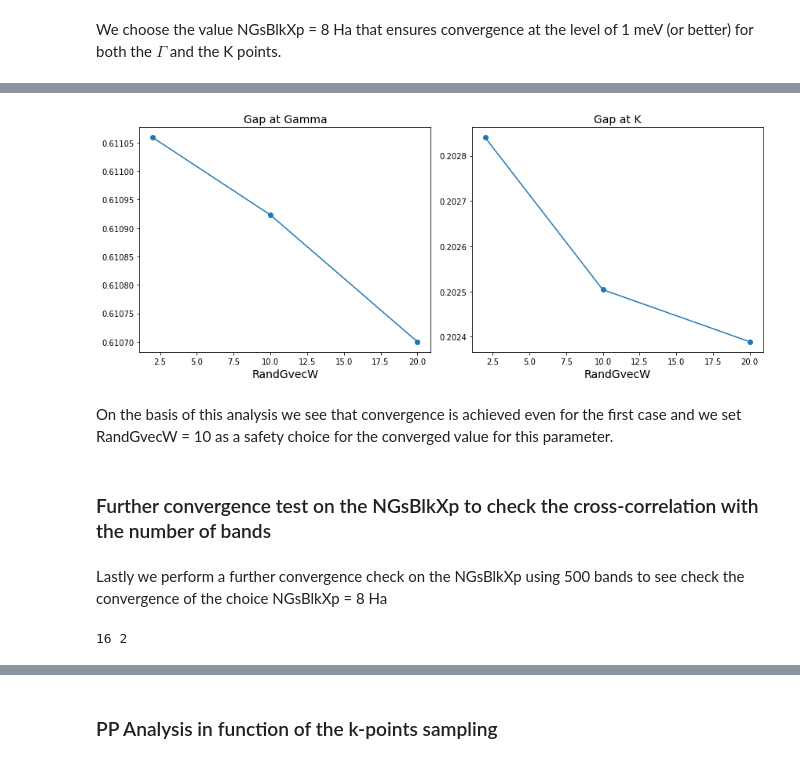
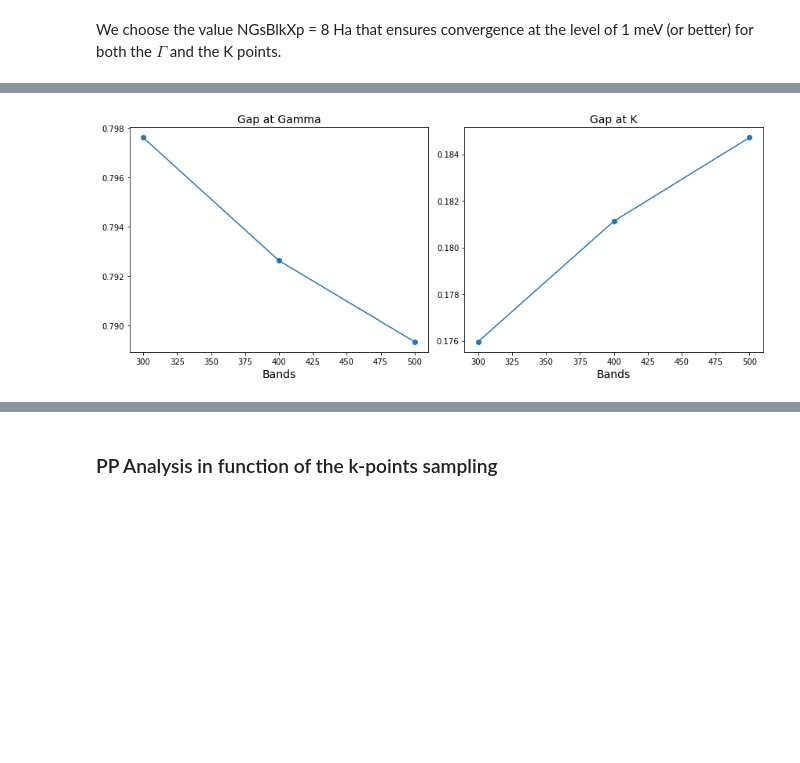
Before and after one commit to marcodalessandro76/Stanene, a Jupyter notebook: GW_Analysis-ONCV.ipynb, the cells around one changed output, grey strips where cells are left out. Saved outputs shown, nothing was run; the diff lists cells and outputs as text; code cells hidden in the pictures; blank space fills up the shorter version.

```diff
--- a/GW_Analysis-ONCV.ipynb
+++ b/GW_Analysis-ONCV.ipynb
@@ -678,18 +476,0 @@ inp.set_scalar_variables(DIP_ROLEs='k.c.v',DIP_CPU='1.%s.%s'%(ntasks_c,ntasks_v)
-# %%
-RandGvecW =[2,10,20]
-
-study = D.Dataset(num_tasks=2,verbose=True)
-study.set_postprocessing_function(PP.yambo_parse_data)
-
-for randgvecw in RandGvecW:
-    inp.set_array_variables(units='RL',RandGvecW=randgvecw)
-    # append run at G
-    idd = 'pp-G-RIM_W-randgvecw_%s'%randgvecw
-    inp.set_kRange(Gamma_index,Gamma_index)
-    study.append_run(id=idd,input=inp,runner=code,run_dir=run_dir,
-            jobname=[idd,'ndb_rim_cutoff','ndb_hf_G','ndb_em1d-ngsblkxp_%s-bndsrnxp_%s'%(NGsBlkXp,BndsRnXp[1])],reformat=False)
-    # append run at K
-    idd = 'pp-K-RIM_W-randgvecw_%s'%randgvecw
-    inp.set_kRange(K_index,K_index)
-    study.append_run(id=idd,input=inp,runner=code,run_dir=run_dir,
-            jobname=[idd,'ndb_rim_cutoff','ndb_hf_K','ndb_em1d-ngsblkxp_%s-bndsrnxp_%s'%(NGsBlkXp,BndsRnXp[1])],reformat=False)
@@ -728,49 +507,15 @@ gap_G,gap_K
 # %%
+x_vals = [x[1] for x in Bands]
+
 fig, axes = plt.subplots(nrows=1, ncols=2, figsize=(12, 5))
-axes[0].plot(RandGvecW,gap_G)
-axes[0].scatter(RandGvecW,gap_G)
+axes[0].plot(x_vals,gap_G)
+axes[0].scatter(x_vals,gap_G)
 axes[0].set_title('Gap at Gamma',size=14)
-axes[0].set_xlabel('RandGvecW',size=14)
-axes[1].plot(RandGvecW, gap_K)
-axes[1].scatter(RandGvecW,gap_K)
-axes[1].set_xlabel('RandGvecW',size=14)
+axes[0].set_xlabel('Bands',size=14)
+axes[1].plot(x_vals, gap_K)
+axes[1].scatter(x_vals,gap_K)
+axes[1].set_xlabel('Bands',size=14)
 axes[1].set_title('Gap at K',size=14)
 fig.tight_layout()
 # %% [output]
-[figure, old version]
+[figure, new version]
-# %% [markdown]
-On the basis of this analysis we see that convergence is achieved even for the first case and we set RandGvecW = 10
-as a safety choice for the converged value for this parameter.
-# %% [markdown]
-### Further convergence test on the NGsBlkXp to check the cross-correlation with the number of bands
-# %% [markdown]
-Lastly we perform a further convergence check on the NGsBlkXp using 500 bands to see check the convergence
-of the choice NGsBlkXp = 8 Ha
-# %%
-ntasks_c = 16
-ntasks_v = int(ntasks/ntasks_c)
-print(ntasks_c,ntasks_v)
-
-start_band,stop_band = 28,29
-Gamma_index, K_index = 1, 37
-RandGvec = 200
-RandGvecW = 10
-Randqpts = 5e6
-
-EXXRLvcs = 60. # Ha
-EXXRLVcs_units = 'Ha'
-
-inp = I.YamboInput(args='yambo -r -k hartee -dyson n -gw0 p -V all',folder=run_dir)
-inp.set_extendOut()
-inp.activate_RIM_W()
-inp.set_array_variables(units=EXXRLVcs_units,EXXRLvcs=EXXRLvcs,VXCRLvcs=EXXRLvcs)
-inp.set_bandRange(start_band,stop_band)
-inp.set_scalar_variables(CUTGeo='slab z')
-inp.set_array_variables(RandQpts=Randqpts)
-inp.set_array_variables(units='RL',RandGvec=RandGvec,RandGvecW=RandGvecW)
-inp.set_scalar_variables(SE_ROLEs='q.qp.b',SE_CPU='4.1.16') # for 2 nodes on ismhpc (with 32 mpi and 1 omp per node)
-inp.set_scalar_variables(X_and_IO_ROLEs='q.g.k.c.v',X_and_IO_CPU='1.1.1.%s.%s'%(ntasks_c,ntasks_v))
-inp.set_scalar_variables(DIP_ROLEs='k.c.v',DIP_CPU='1.%s.%s'%(ntasks_c,ntasks_v))
-#inp
-# %% [output]
-16 2
```
Also changed, not shown: parts of 42 cells of this notebook, 1 other file.
